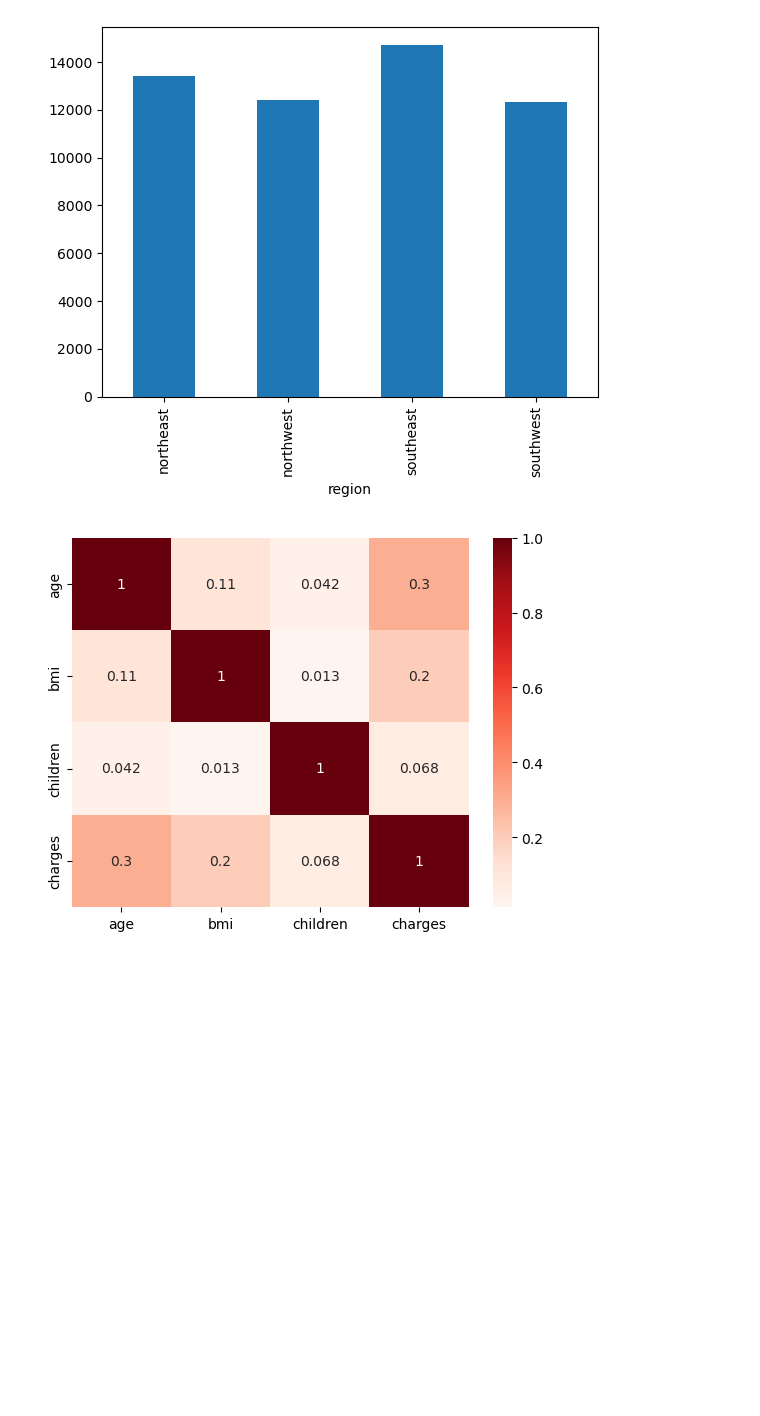
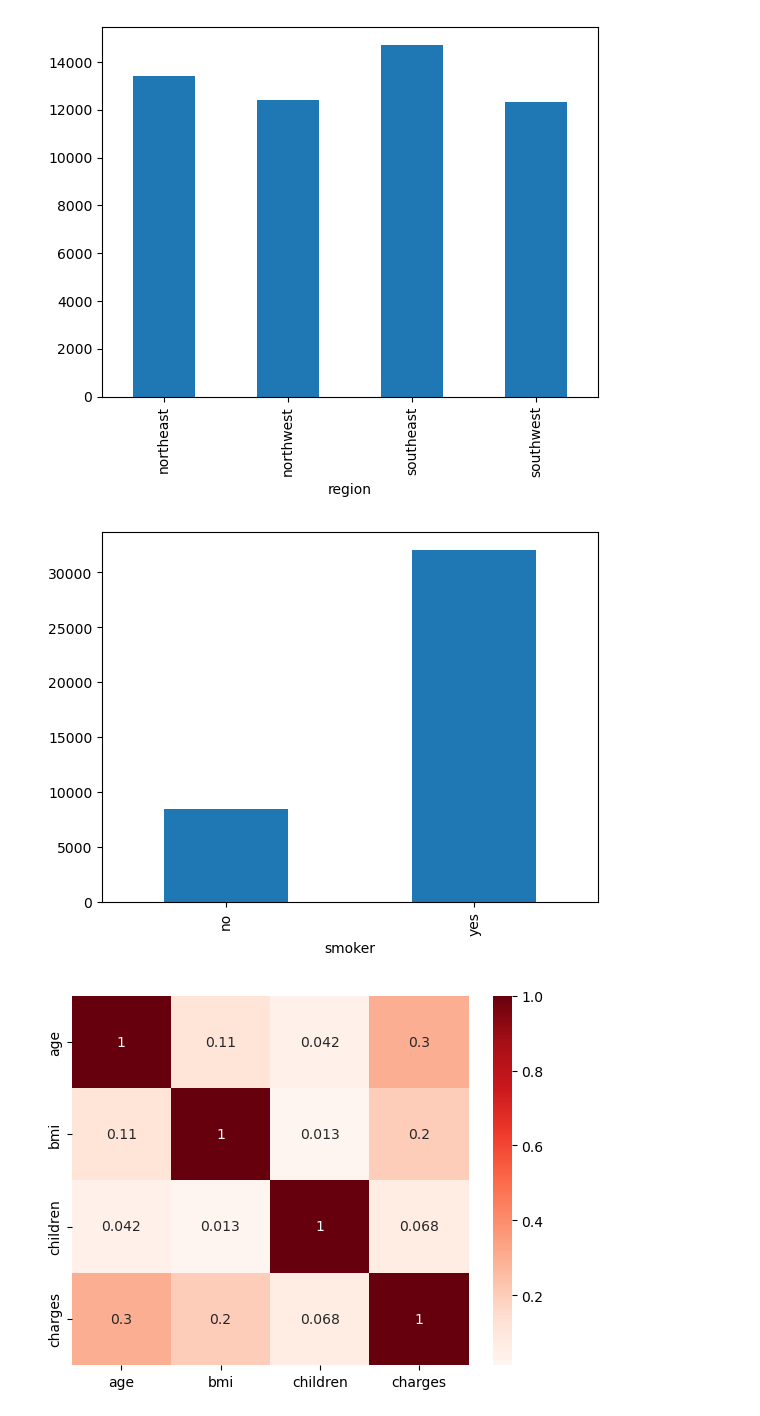
Before and after one commit to Hannanf/capstone_project, a Jupyter notebook: eda.ipynb, the cells around one changed output. Cells and saved outputs as stored; diff of their text form; code cells hidden in the pictures; blank space fills up the shorter version.

```diff
--- a/eda.ipynb
+++ b/eda.ipynb
@@ -174,6 +174,13 @@ raw_data_df.groupby('region')['charges'].mean().plot.bar()
 plt.show()
 # %% [output]
 [figure]
+# %%
+# determing relationship between smoking and charges
+
+raw_data_df.groupby('smoker')['charges'].mean().plot.bar()
+plt.show()
+# %% [output]
+[figure, added]
 # %%
 # Creating a matrix using age, salry, balance as rows and columns
 raw_data_df[['age', 'sex', 'bmi', 'children', 'smoker', 'region', 'charges']].corr()
```
Also changed, not shown: 7 other files.
